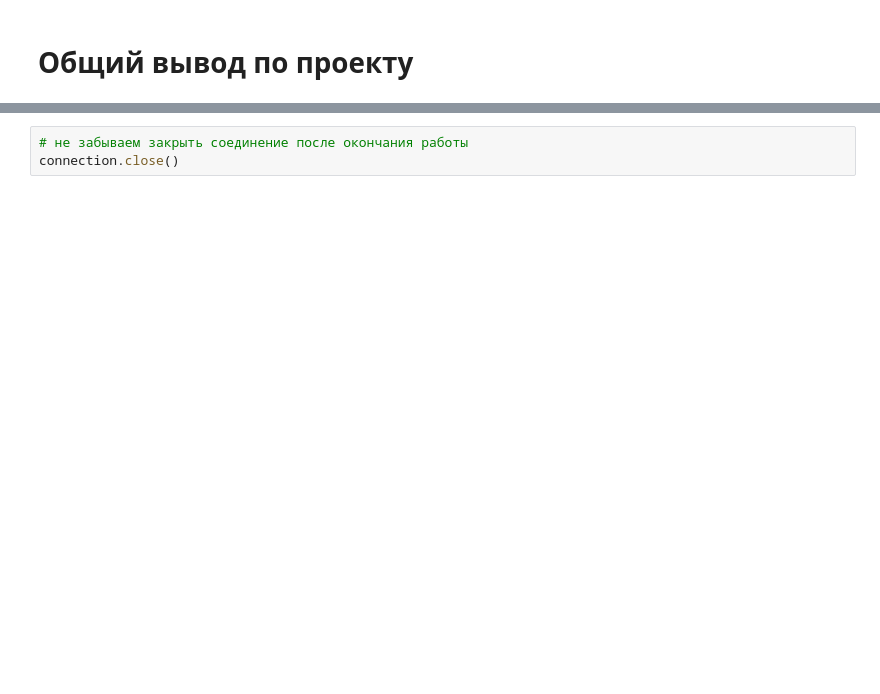
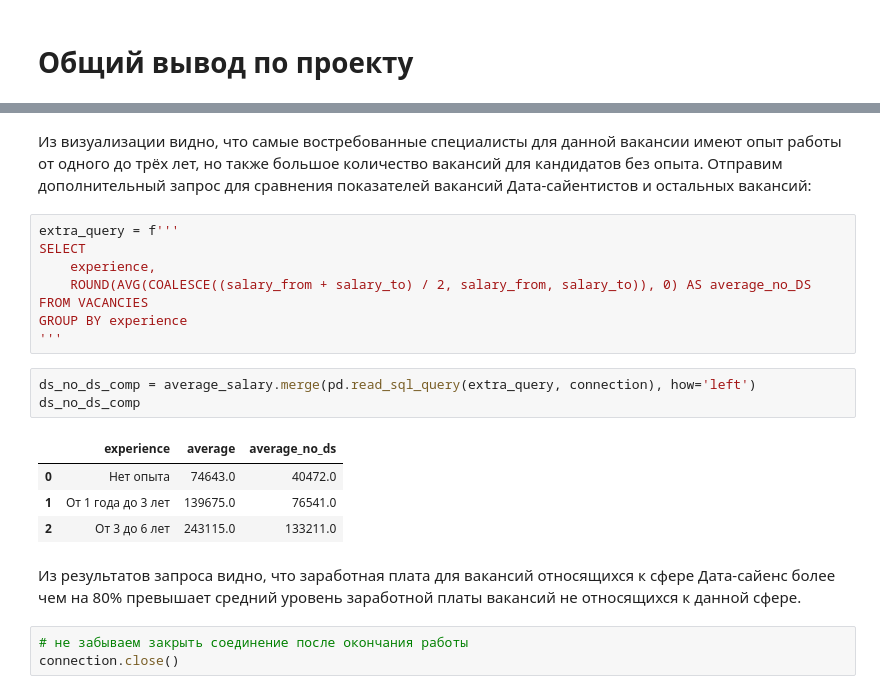
Before and after one commit to MrMonkeyfeeder/Project_HH2, a Jupyter notebook: Project_HH2.ipynb, the cells around one changed output, grey strips where cells are left out. Saved outputs shown, nothing was run; the diff lists cells and outputs as text; blank space fills up the shorter version.

```diff
--- a/Project_HH2.ipynb
+++ b/Project_HH2.ipynb
@@ -470,3 +594,24 @@ display(f'Результат в строке Total: {int(yandex[yandex["name"] =
+# %% [markdown]
+Из визуализации видно, что самые востребованные специалисты для данной вакансии имеют опыт работы от одного до трёх лет, но также большое количество вакансий для кандидатов без опыта.
+Отправим дополнительный запрос для сравнения показателей вакансий Дата-сайентистов и остальных вакансий:
+# %%
+extra_query = f'''
+SELECT
+   	experience,
+   	ROUND(AVG(COALESCE((salary_from + salary_to) / 2, salary_from, salary_to)), 0) AS average_no_DS
+FROM VACANCIES
+GROUP BY experience
+'''
+# %%
+ds_no_ds_comp = average_salary.merge(pd.read_sql_query(extra_query, connection), how='left')
+ds_no_ds_comp
+# %% [output]
+|  | experience | average | average_no_ds |
+| 0 | Нет опыта | 74643.0 | 40472.0 |
+| 1 | От 1 года до 3 лет | 139675.0 | 76541.0 |
+| 2 | От 3 до 6 лет | 243115.0 | 133211.0 |
+# %% [markdown]
+Из результатов запроса видно, что заработная плата для вакансий относящихся к сфере Дата-сайенс более чем на 80% превышает средний уровень заработной платы вакансий не относящихся к данной сфере.
 # %%
 # не забываем закрыть соединение после окончания работы
 connection.close()
```
Also changed, not shown: parts of 20 cells of this notebook, 2 other files.
